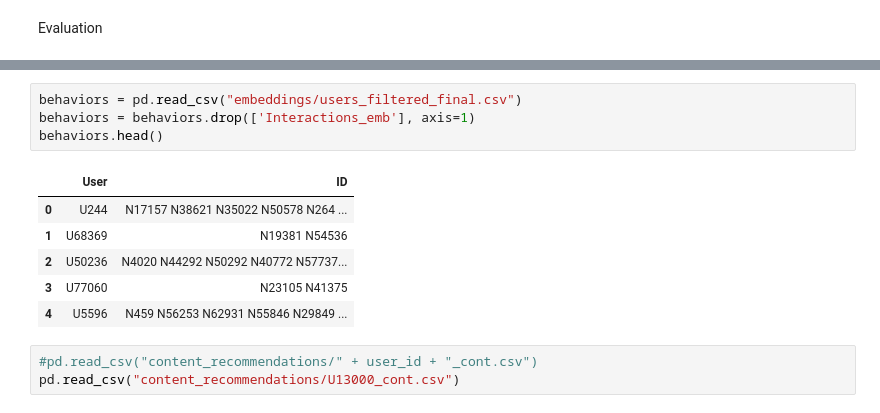
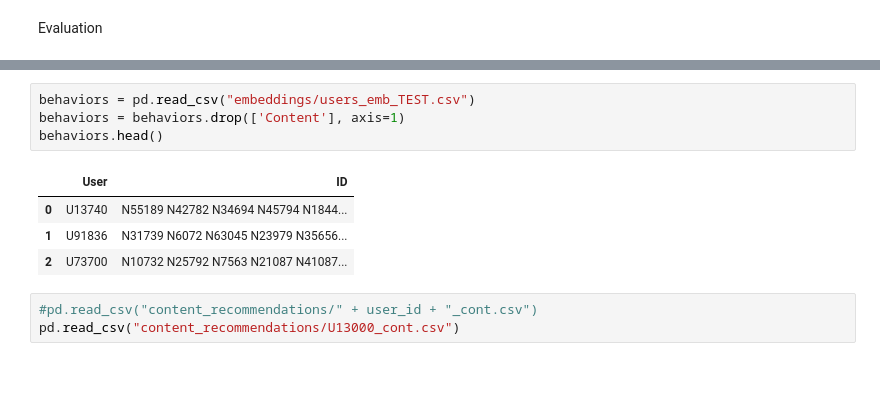
Before and after one commit to krisbara/GPT-Recommender-systems, a Jupyter notebook: sentiment_analysis.ipynb, the cells around one changed output, grey strips where cells are left out. Cells and saved outputs as stored; diff of their text form; blank space fills up the shorter version.

```diff
--- a/sentiment_analysis.ipynb
+++ b/sentiment_analysis.ipynb
@@ -69,14 +60,12 @@ news.head()
 # %%
-behaviors = pd.read_csv("embeddings/users_filtered_final.csv")
-behaviors = behaviors.drop(['Interactions_emb'], axis=1)
+behaviors = pd.read_csv("embeddings/users_emb_TEST.csv")
+behaviors = behaviors.drop(['Content'], axis=1)
 behaviors.head()
 # %% [output]
 |  | User | ID |
-| 0 | U244 | N17157 N38621 N35022 N50578 N264 ... |
-| 1 | U68369 | N19381 N54536 |
-| 2 | U50236 | N4020 N44292 N50292 N40772 N57737... |
-| 3 | U77060 | N23105 N41375 |
-| 4 | U5596 | N459 N56253 N62931 N55846 N29849 ... |
+| 0 | U13740 | N55189 N42782 N34694 N45794 N1844... |
+| 1 | U91836 | N31739 N6072 N63045 N23979 N35656... |
+| 2 | U73700 | N10732 N25792 N7563 N21087 N41087... |
 # %%
 #pd.read_csv("content_recommendations/" + user_id + "_cont.csv")
 pd.read_csv("content_recommendations/U13000_cont.csv")
```
Also changed, not shown: parts of 11 cells of this notebook.
